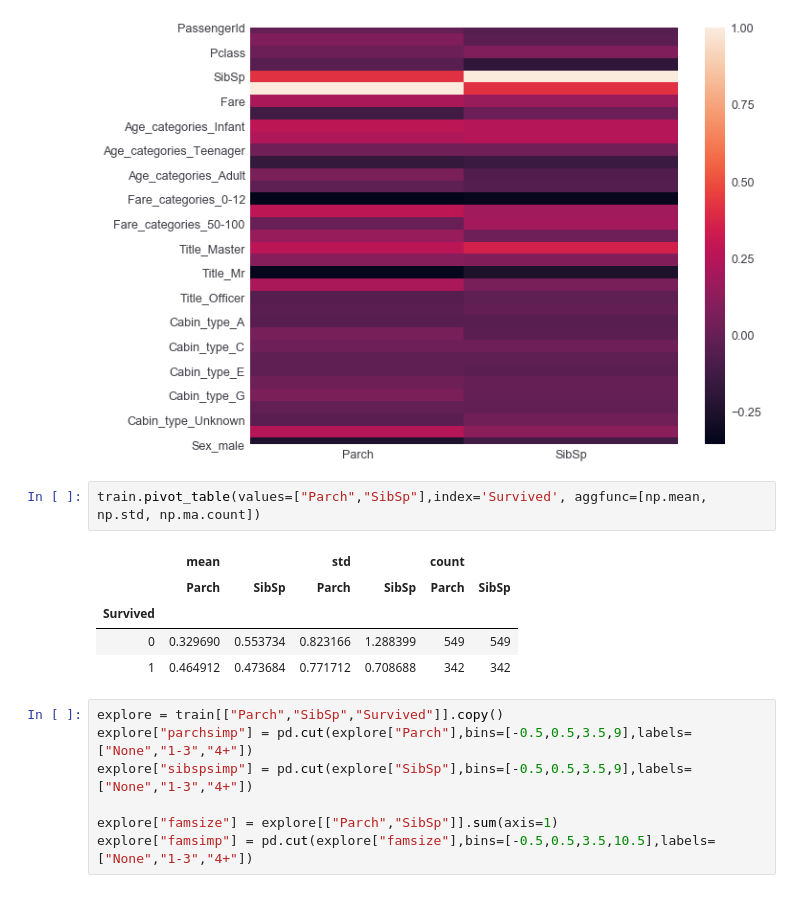
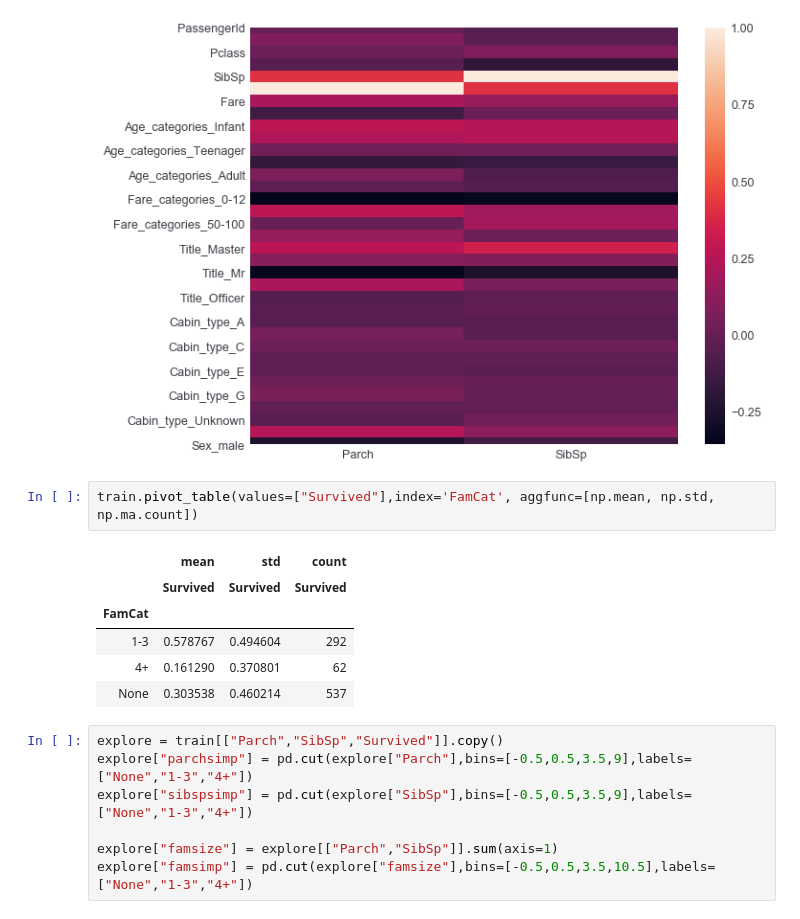
Before and after one commit to stobbei/Improving-Workflow-Design, a Jupyter notebook: Workflow Design.ipynb, the cells around one changed output. Drawn from its saved outputs; the diff is of its cells as text.

```diff
--- a/Workflow Design.ipynb
+++ b/Workflow Design.ipynb
@@ -168,13 +168,14 @@ sns.heatmap(train.corr()[["Parch","SibSp"]])
 <matplotlib.axes._subplots.AxesSubplot at 0x...>
 [figure]
 # %%
-train.pivot_table(values=["Parch","SibSp"],index='Survived', aggfunc=[np.mean, np.std, np.ma.count])
+train.pivot_table(values=["Survived"],index='FamCat', aggfunc=[np.mean, np.std, np.ma.count])
 # %% [output]
-|  | mean |  | std |  | count |  |
-|  | Parch | SibSp | Parch | SibSp | Parch | SibSp |
-| Survived |  |  |  |  |  |  |
-| 0 | 0.329690 | 0.553734 | 0.823166 | 1.288399 | 549 | 549 |
-| 1 | 0.464912 | 0.473684 | 0.771712 | 0.708688 | 342 | 342 |
+|  | mean | std | count |
+|  | Survived | Survived | Survived |
+| FamCat |  |  |  |
+| 1-3 | 0.578767 | 0.494604 | 292 |
+| 4+ | 0.161290 | 0.370801 | 62 |
+| None | 0.303538 | 0.460214 | 537 |
 # %%
 explore = train[["Parch","SibSp","Survived"]].copy()
 explore["parchsimp"] = pd.cut(explore["Parch"],bins=[-0.5,0.5,3.5,9],labels=["None","1-3","4+"])
```
Also changed, not shown: parts of 7 cells of this notebook.
